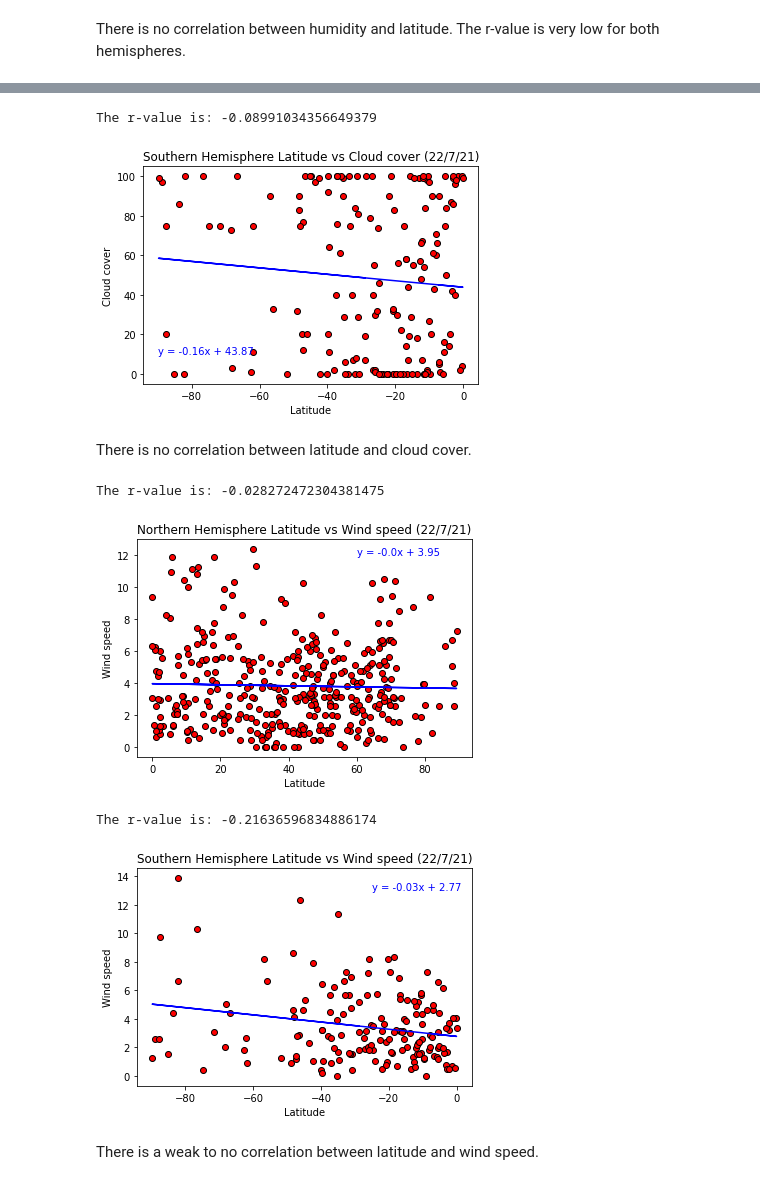
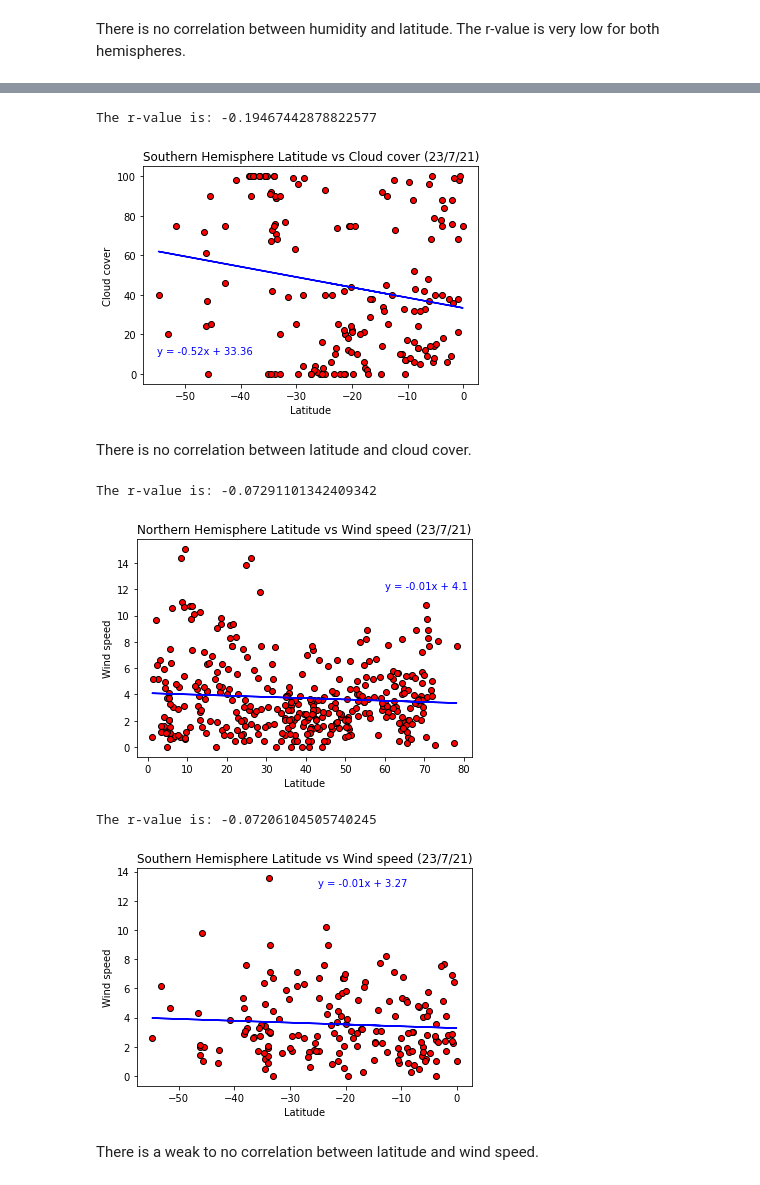
Before and after one commit to MellyB5/Python-API-Challenge, a Jupyter notebook: WeatherPy.ipynb, the cells around one changed output, grey strips where cells are left out. Drawn from its saved outputs; the diff is of its cells as text; code cells hidden in the pictures.

```diff
--- a/WeatherPy.ipynb
+++ b/WeatherPy.ipynb
@@ -121,6 +121,8 @@ for index, row in no_dup_cities.iterrows():
         no_dup_cities.loc[index, "Wind speed"] = response["wind"]["speed"]
 
         no_dup_cities.loc[index, "Date"] = datetime.utcfromtimestamp(response["dt"]).strftime("%Y-%m-%d %H:%M:%S")
+        no_dup_cities.loc[index, "Lat"] = response["coord"]["lat"]
+        no_dup_cities.loc[index, "Lng"] = response["coord"]["lon"]
     except(KeyError, IndexError):
         print("Missing data ...... Skipping")
 # %% [output]
@@ -359,7 +370,7 @@ The r-value is: 0.059645670892117426
 #  Southern Hemisphere - Cloudiness (%) vs. Latitude Linear Regression
 plt.scatter(Southern["Lat"], Southern["Cloud cover"], color="red", edgecolor="black", marker="o")
 
-plt.title("Southern Hemisphere Latitude vs Cloud cover (22/7/21)")
+plt.title("Southern Hemisphere Latitude vs Cloud cover (23/7/21)")
 plt.ylabel("Cloud cover")
 plt.xlabel("Latitude")
 
@@ -368,7 +379,7 @@ linear = st.linregress(Southern["Lat"], Southern["Cloud cover"])
 pred_line = Southern["Lat"] * linear[0] + linear[1]
 pred_line
 plt.plot(Southern["Lat"], pred_line, color="blue")
-plt.annotate(f"y = {round(linear[0],2)}x + {round(linear[1],2)}", (-90,10), color="blue")
+plt.annotate(f"y = {round(linear[0],2)}x + {round(linear[1],2)}", (-55,10), color="blue")
 
 print(f"The r-value is: {linear[2]}")
 
@@ -376,38 +387,38 @@ plt.savefig("Images/S_lat_cloud.png")
 
 plt.show()
 # %% [output]
-The r-value is: -0.08991034356649379
+The r-value is: -0.19467442878822577
-[figure, old version]
+[figure, new version]
 # %% [markdown]
 There is no correlation between latitude and cloud cover.
 # %%
 # Northern Hemisphere - Wind Speed (mph) vs. Latitude Linear Regression
 plt.scatter(Northern["Lat"], Northern["Wind speed"], color="red", edgecolor="black", marker="o")
 
-plt.title("Northern Hemisphere Latitude vs Wind speed (22/7/21)")
+plt.title("Northern Hemisphere Latitude vs Wind speed (23/7/21)")
 plt.ylabel("Wind speed")
 plt.xlabel("Latitude")
 
 # linear regression
 linear = st.linregress(Northern["Lat"], Northern["Wind speed"])
 pred_line = Northern["Lat"] * linear[0] + linear[1]
 pred_line
 plt.plot(Northern["Lat"], pred_line, color="blue")
 plt.annotate(f"y = {round(linear[0],2)}x + {round(linear[1],2)}", (60,12), color="blue")
 
 print(f"The r-value is: {linear[2]}")
 
 plt.savefig("Images/N_lat_wind.png")
 
 plt.show()
 # %% [output]
-The r-value is: -0.028272472304381475
+The r-value is: -0.07291101342409342
-[figure, old version]
+[figure, new version]
 # %%
 #  Southern Hemisphere - Wind Speed (mph) vs. Latitude Linear Regression
 plt.scatter(Southern["Lat"], Southern["Wind speed"], color="red", edgecolor="black", marker="o")
 
-plt.title("Southern Hemisphere Latitude vs Wind speed (22/7/21)")
+plt.title("Southern Hemisphere Latitude vs Wind speed (23/7/21)")
 plt.ylabel("Wind speed")
 plt.xlabel("Latitude")
 
@@ -424,7 +435,7 @@ plt.savefig("Images/S_lat_wind.png")
 
 plt.show()
 # %% [output]
-The r-value is: -0.21636596834886174
+The r-value is: -0.07206104505740245
-[figure, old version]
+[figure, new version]
 # %% [markdown]
 There is a weak to no correlation between latitude and wind speed.
```
Also changed, not shown: parts of 17 cells of this notebook, 14 other files.
